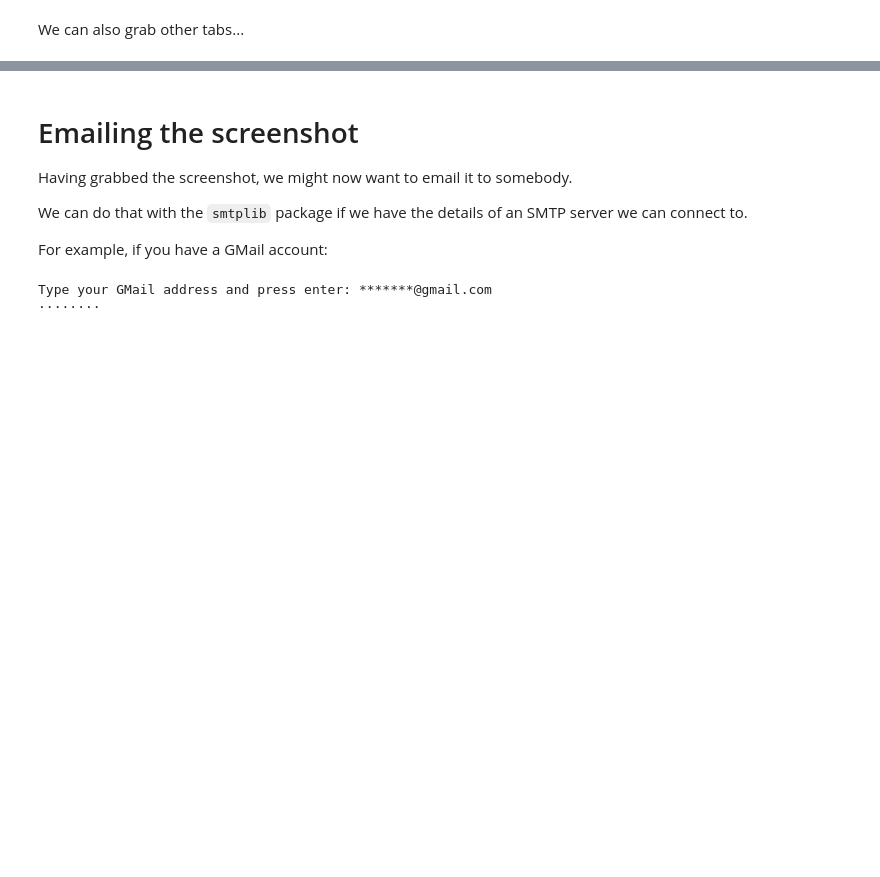
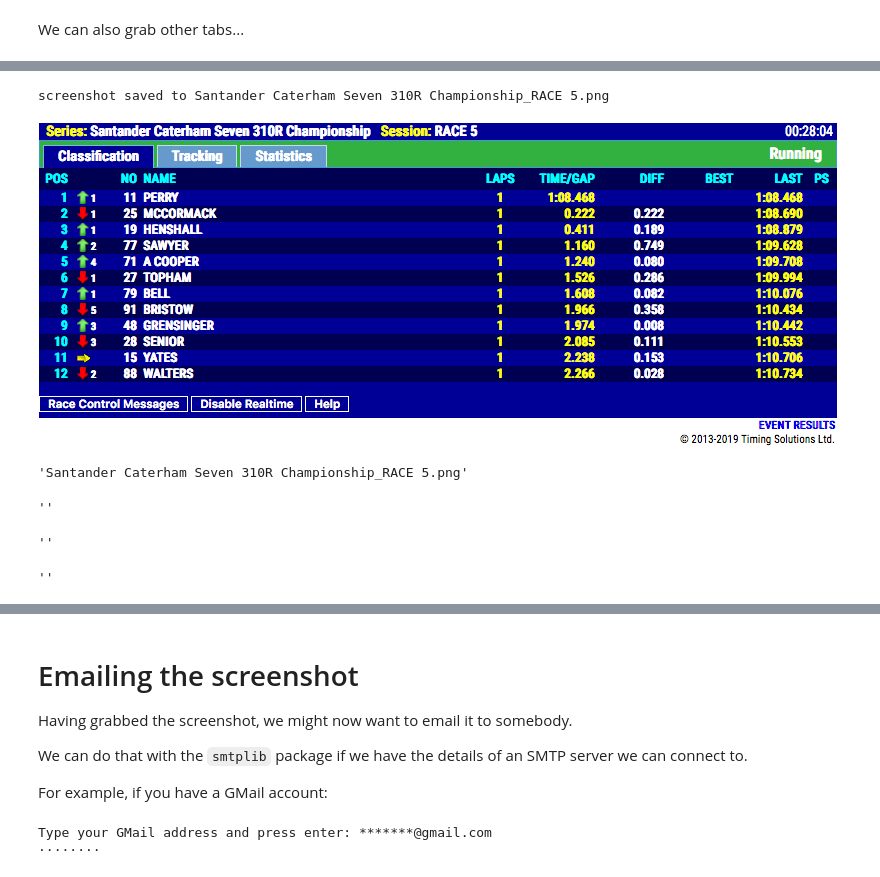
Before and after one commit to f1datajunkie/TSL, a Jupyter notebook: notebooks/TSL Timing Screen Screenshot Grabber.ipynb, the cells around one changed output, grey strips where cells are left out. Saved outputs shown, nothing was run; the diff lists cells and outputs as text; code cells hidden in the pictures; blank space fills up the shorter version.

Commit message:
Bit more work on selenium TSL grabber

```diff
--- a/notebooks/TSL Timing Screen Screenshot Grabber.ipynb
+++ b/notebooks/TSL Timing Screen Screenshot Grabber.ipynb
@@ -119,0 +179,6 @@ screenshot saved to pageview_Classification.png
+# %%
+#leader history
+leaderHistory_path = '//*[@id="leaderHistory"]/div/table'
+el = browser.find_element_by_xpath(leaderHistory_path)
+el.text
+#NO NAME FROM LAP LAPS LED DISTANCE (MILES) VEHICLE\n19\nHENSHALL 6 1 1.64 Caterham 310R\n77\nSAWYER 4 2 3.28 Caterham 310R\n25\nMCCORMACK 2 2 3.28 Caterham 310R\n11\nPERRY 1 1 1.64 Caterham 310R
@@ -119,0 +203,19 @@ screenshot saved to pageview_Classification.png
+# %%
+#https://stackoverflow.com/a/12150013/454773
+from selenium.common.exceptions import NoSuchElementException
+
+def check_exists_by_xpath(driver, xpath):
+    try:
+        driver.find_element_by_xpath(xpath)
+    except NoSuchElementException:
+        return False
+    return True
+
+def text_value_from_xpath(driver, xpath):
+    try:
+        el = driver.find_element_by_xpath(xpath)
+    except NoSuchElementException:
+        return None
+    return el.text
+
+#check_exists_by_xpath(browser, '//*[@id="currentflag"]')
@@ -119,0 +229,5 @@ screenshot saved to pageview_Classification.png
+# %%
+series_path='//*[@id="seriesName"]/span[2]'
+
+series = text_value_from_xpath(browser, series_path)
+series
@@ -119,0 +244,4 @@ screenshot saved to pageview_Classification.png
+# %%
+session_path = '//*[@id="sessionName"]/span[2]'
+session = text_value_from_xpath(browser, session_path )
+session
@@ -119,0 +256,30 @@ screenshot saved to pageview_Classification.png
+# %%
+#get file name
+fn = '{}_{}.png'.format(series, session )
+
+getPageByTab(browser, url, 'Classification', fn)
+# %% [output]
+screenshot saved to Santander Caterham Seven 310R Championship_RACE 5.png
+[figure, added]
+'Santander Caterham Seven 310R Championship_RACE 5.png'
+# %%
+#Doesn't work?
+trackDisplayName_path ='//*[@id="weatherConditions"]/span[2]'
+trackDisplayName = text_value_from_xpath(browser, trackDisplayName_path )
+trackDisplayName
+# %% [output]
+''
+# %%
+#Doesn't work?
+weatherConditions_xpath = '//*[@id="weatherConditions"]/span[4]'
+weatherConditions = text_value_from_xpath(browser, weatherConditions_xpath )
+weatherConditions
+# %% [output]
+''
+# %%
+#Doesn't work?
+trackConditions_xpath = '//*[@id="weatherConditions"] '
+trackConditions = text_value_from_xpath(browser, trackConditions_xpath )
+trackConditions
+# %% [output]
+''
```
Also changed, not shown: parts of 25 cells of this notebook, 1 other file.
